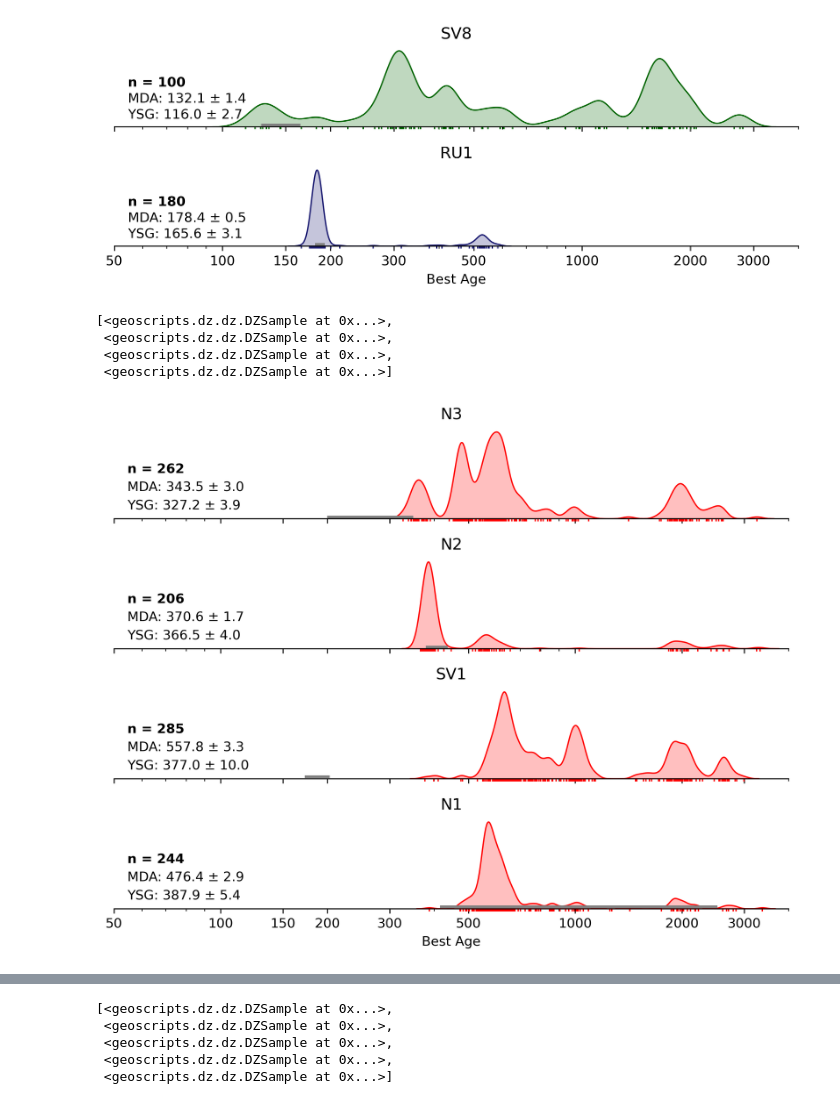
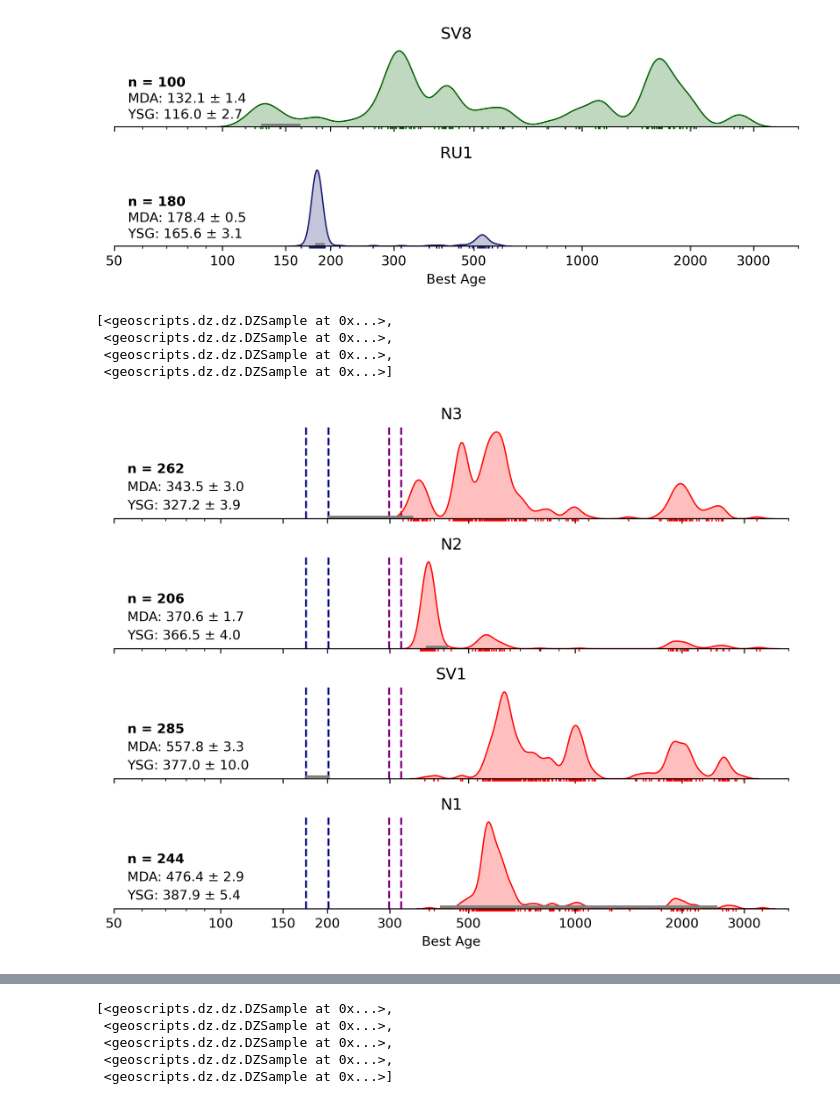
Before and after one commit to dyvasey/dz-caucasus, a Jupyter notebook: figs.ipynb, the cells around one changed output, grey strips where cells are left out. Drawn from its saved outputs; the diff is of its cells as text; code cells hidden in the pictures.

Commit message:
Added Trexler sample, plotting of EEC and Africa

```diff
--- a/figs.ipynb
+++ b/figs.ipynb
@@ -17,7 +17,7 @@ samples_new = dz.load_all('UCD22/')
 
 samples = samples_published + samples_new
 
-def plot_fault_block(smps,save=False,filename=None,mda=True,plot_mapped=False,**kwargs):
+def plot_fault_block(smps,save=False,filename=None,mda=True,plot_mapped=False,jcarb=False,mpeaks=False,**kwargs):
 
     nplots = len(smps)
     height = nplots*1.5
@@ -54,6 +54,24 @@ def plot_fault_block(smps,save=False,filename=None,mda=True,plot_mapped=False,**
                 axs[k].plot([smp.mapped_age[0],smp.mapped_age[1]],[0.02,0.02],color='gray',linewidth=2,clip_on=False,transform=trans)
                 axs[k].set_ylim(bottom=0)
 
+            if jcarb:
+                ejmin = 174.1
+                ejmax = 201.3
+
+                lcarbmin = 298.9
+                lcarbmax = 323.2
+
+                axs[k].axvline(ejmax,linestyle='--',color='navy',zorder=0)
+                axs[k].axvline(ejmin,linestyle='--',color='navy',zorder=0)
+                axs[k].axvline(lcarbmax,linestyle='--',color='purple',zorder=0)
+                axs[k].axvline(lcarbmin,linestyle='--',color='purple',zorder=0)
+
+            if mpeaks:
+                peaks = [170,240,300,450,550,2000,2600]
+                for peak in peaks:
+                    axs[k].axvline(peak,linestyle='--',color='órange',zorder=0)
+
+
     plt.tight_layout()
 
     if save == True:
@@ -219,20 +237,20 @@ plot_fault_block([sv_samples[0],ru[0]],save=True,filename='ru.pdf',method=None,b
 # %%
 # Pz samples
 pz1 = [smp for smp in sv_samples if smp.name=='SV1']
 pz2 = [smp for smp in samples_published if smp.name in ['N1','N2','N3']]
 pz = pz1+pz2
 
 pz.sort(key=lambda x: np.min(x.bestage))
 
 for smp in pz:
     smp.color='red'
-plot_fault_block(pz,save=True,filename='pz.pdf',method=None,mda=True,bw_adjust=0.2,ticks=ticks,plot_mapped=True)
+plot_fault_block(pz,save=True,filename='pz.pdf',method=None,mda=True,bw_adjust=0.2,ticks=ticks,plot_mapped=True,jcarb=True)
 # %% [output]
 [<geoscripts.dz.dz.DZSample at 0x...>,
  <geoscripts.dz.dz.DZSample at 0x...>,
  <geoscripts.dz.dz.DZSample at 0x...>,
  <geoscripts.dz.dz.DZSample at 0x...>]
-[figure, old version]
+[figure, new version]
 # %%
 # P-Tr samples
 tr1 = [smp for smp in sv_samples if smp.name in ['SV2','SV3']]
```
Also changed, not shown: parts of 1 cell of this notebook, 4 other files.
